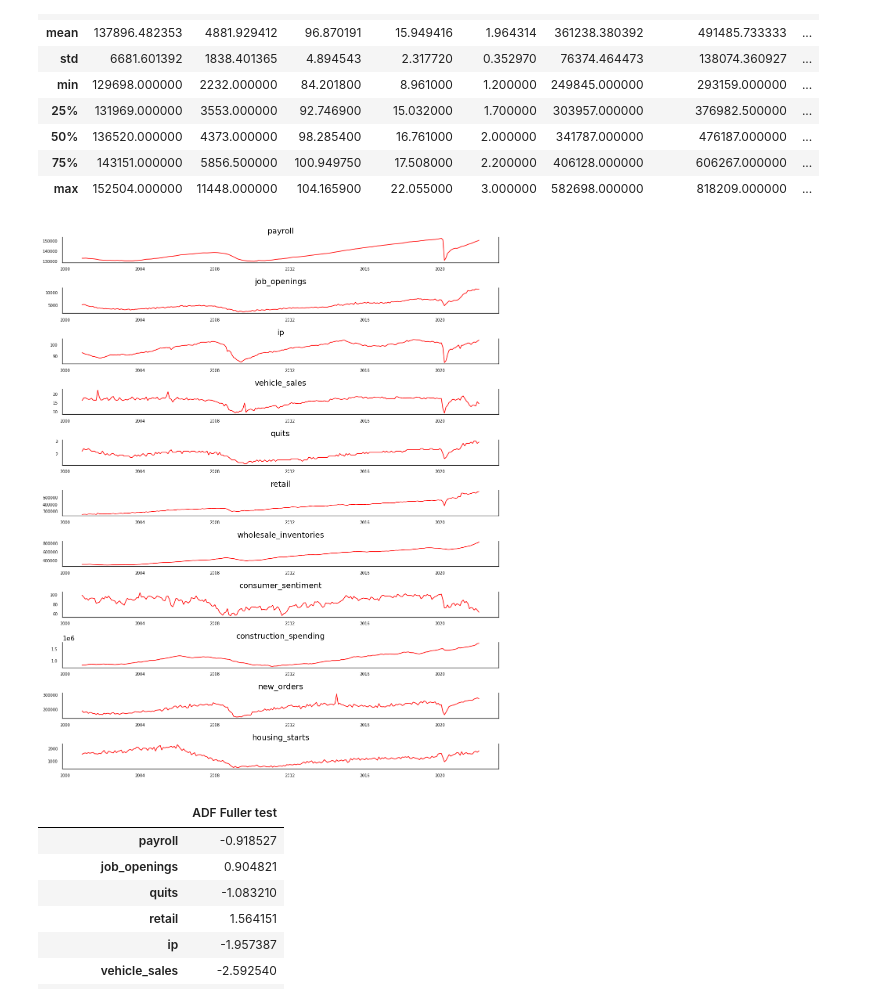
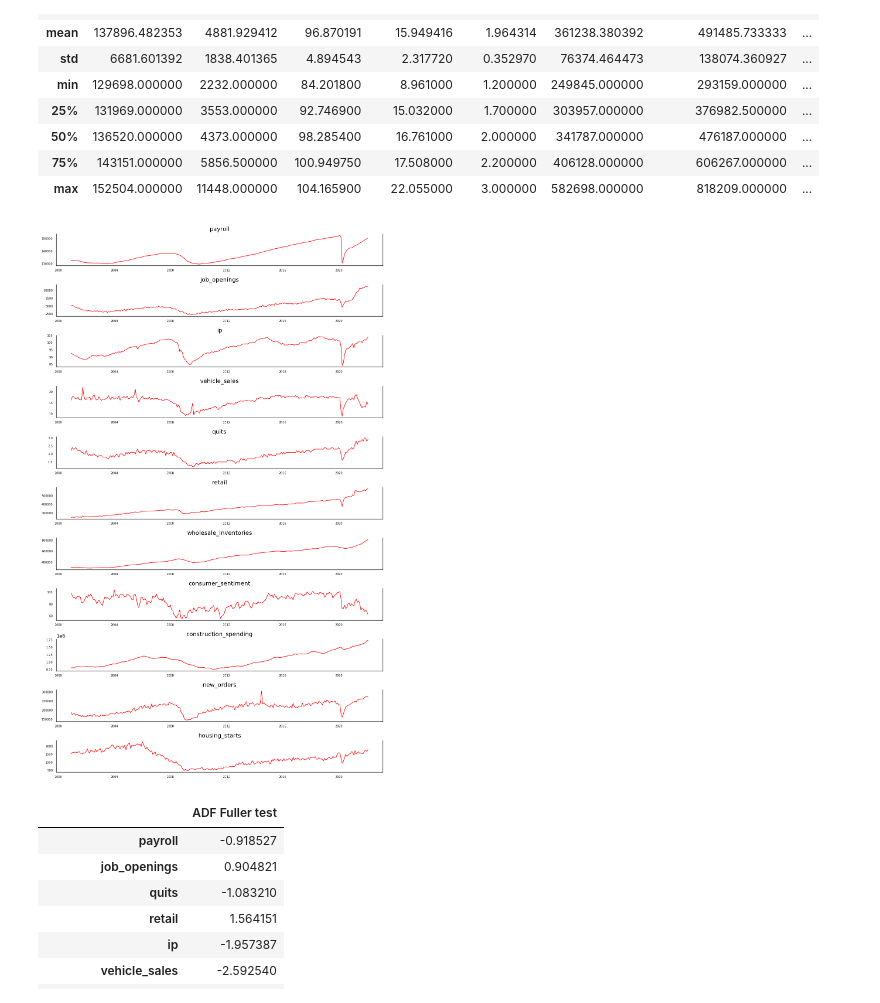
Before and after one commit to vgm236/Special_Project_Moreira_Raza-Nisar, a Jupyter notebook: app/special_project_final.ipynb, the cells around one changed output. Saved outputs shown, nothing was run; the diff lists cells and outputs as text; code cells hidden in the pictures.

```diff
--- a/app/special_project_final.ipynb
+++ b/app/special_project_final.ipynb
@@ -148,20 +150,20 @@ monthly.describe()
 | max | 152504.000000 | 11448.000000 | 104.165900 | 22.055000 | 3.000000 | 582698.000000 | 818209.000000 | ... |
 # %%
 # Plot
-fig, axes = plt.subplots(nrows=11, ncols=1, dpi=120, figsize=(10,12))
+fig, axes = plt.subplots(nrows=11, ncols=1, dpi=120, figsize=(10,16))
 for i, ax in enumerate(axes.flatten()):
     data = monthly[monthly.columns[i]]
     ax.plot(data, color='red', linewidth=1)
     # Decorations
     ax.set_title(monthly.columns[i])
     ax.xaxis.set_ticks_position('none')
     ax.yaxis.set_ticks_position('none')
     ax.spines["top"].set_alpha(0)
     ax.tick_params(labelsize=6)
 
 plt.tight_layout();
 # %% [output]
-[figure, old version]
+[figure, new version]
 # %%
 # Run ADF tests for all series
 adf_payroll = adfuller(monthly["payroll"])
```
Also changed, not shown: parts of 15 cells of this notebook.
